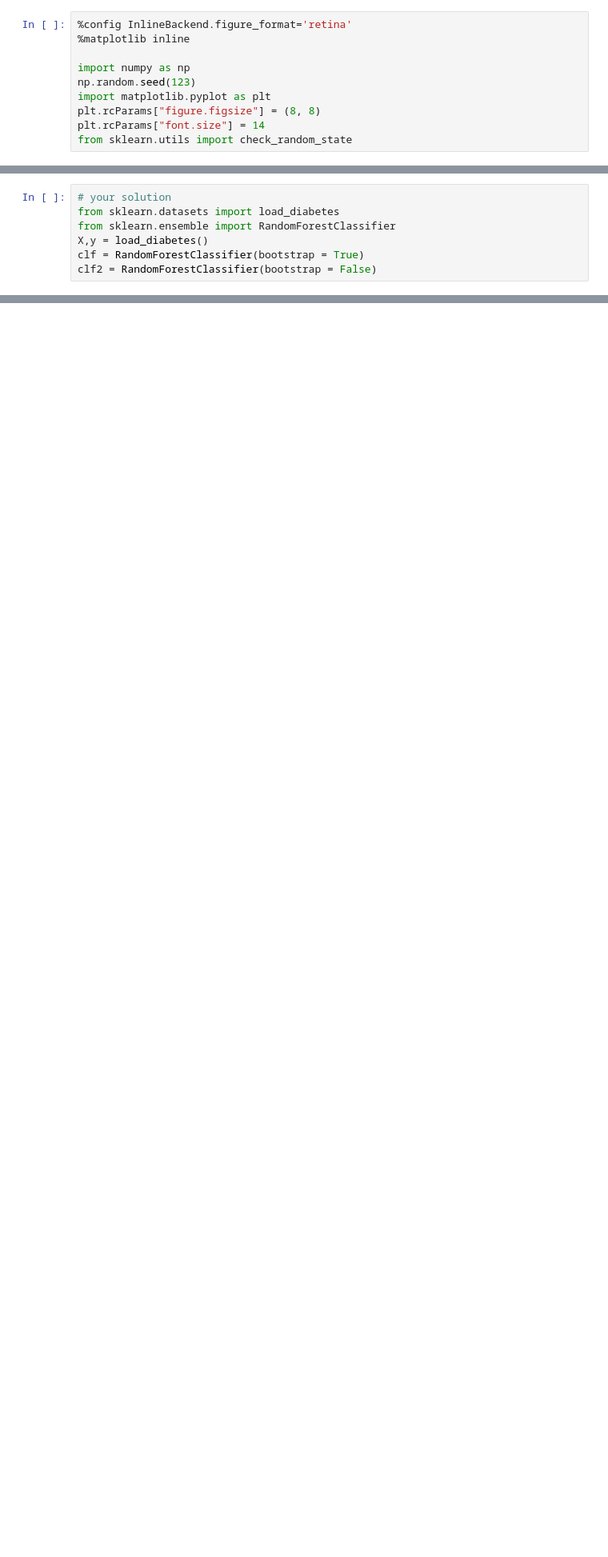
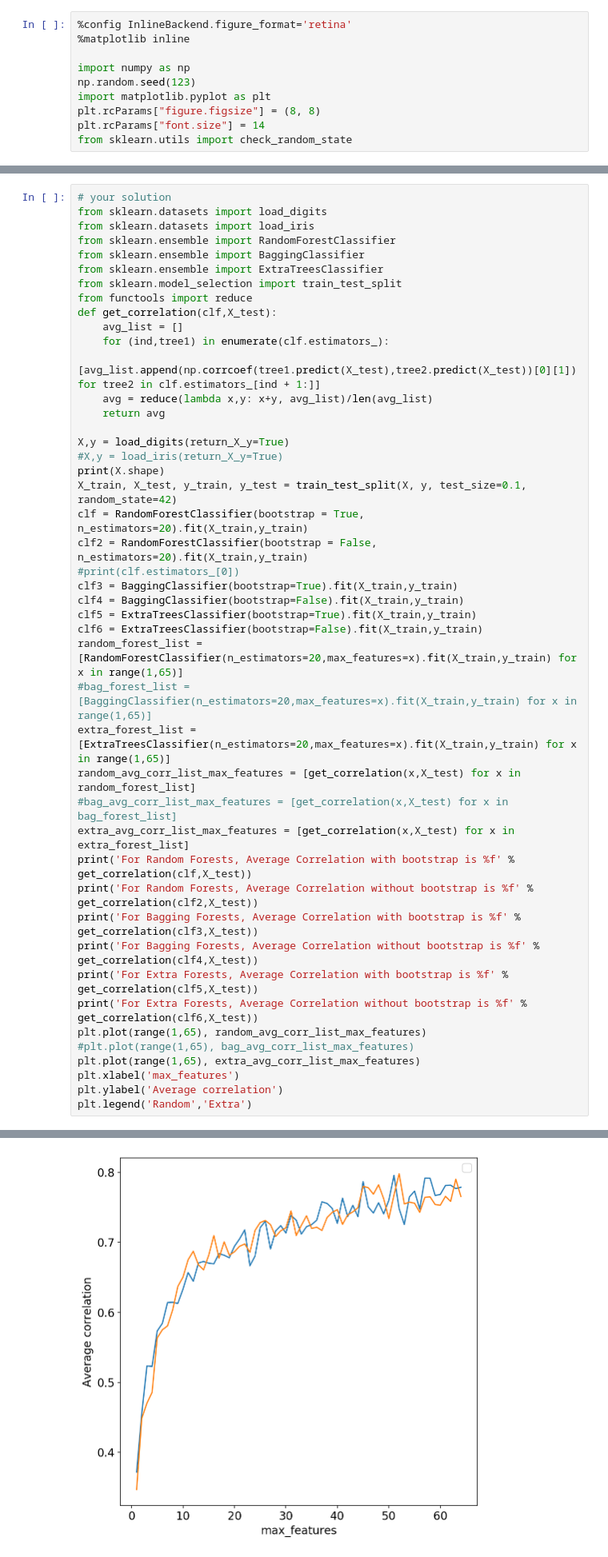
Before and after one commit to cemalper2/advanced_computing, a Jupyter notebook: 02-trees/exercise.ipynb, the cells around one changed output, grey strips where cells are left out. Shown at 80% size. Drawn from its saved outputs; the diff is of its cells as text; blank space fills up the shorter version.

```diff
--- a/02-trees/exercise.ipynb
+++ b/02-trees/exercise.ipynb
@@ -37,10 +37,49 @@ You can use `RandomForestClassifier`, `BaggingClassifier`, and `ExtraTreesClassi
 Show how the average amount of correlation between the trees in the ensemble varies as a function of bootstrap yes/no, number of `max_features`, and picking the best split point at random or not.
 
 Pick one of the classification datasets from http://scikit-learn.org/stable/modules/classes.html#module-sklearn.datasets.
-# %%
-# your solution
-from sklearn.datasets import load_diabetes
-from sklearn.ensemble import RandomForestClassifier
-X,y = load_diabetes()
-clf = RandomForestClassifier(bootstrap = True)
-clf2 = RandomForestClassifier(bootstrap = False)
+# %%
+# your solution
+from sklearn.datasets import load_digits
+from sklearn.datasets import load_iris
+from sklearn.ensemble import RandomForestClassifier
+from sklearn.ensemble import BaggingClassifier
+from sklearn.ensemble import ExtraTreesClassifier
+from sklearn.model_selection import train_test_split
+from functools import reduce
+def get_correlation(clf,X_test):
+    avg_list = []
+    for (ind,tree1) in enumerate(clf.estimators_):
+        [avg_list.append(np.corrcoef(tree1.predict(X_test),tree2.predict(X_test))[0][1]) for tree2 in clf.estimators_[ind + 1:]]
+    avg = reduce(lambda x,y: x+y, avg_list)/len(avg_list)
+    return avg
+
+X,y = load_digits(return_X_y=True)
+#X,y = load_iris(return_X_y=True)
+print(X.shape)
+X_train, X_test, y_train, y_test = train_test_split(X, y, test_size=0.1, random_state=42)
+clf = RandomForestClassifier(bootstrap = True, n_estimators=20).fit(X_train,y_train)
+clf2 = RandomForestClassifier(bootstrap = False, n_estimators=20).fit(X_train,y_train)
+#print(clf.estimators_[0])
+clf3 = BaggingClassifier(bootstrap=True).fit(X_train,y_train)
+clf4 = BaggingClassifier(bootstrap=False).fit(X_train,y_train)
+clf5 = ExtraTreesClassifier(bootstrap=True).fit(X_train,y_train)
+clf6 = ExtraTreesClassifier(bootstrap=False).fit(X_train,y_train)
+random_forest_list = [RandomForestClassifier(n_estimators=20,max_features=x).fit(X_train,y_train) for x in range(1,65)]
+#bag_forest_list = [BaggingClassifier(n_estimators=20,max_features=x).fit(X_train,y_train) for x in range(1,65)]
+extra_forest_list = [ExtraTreesClassifier(n_estimators=20,max_features=x).fit(X_train,y_train) for x in range(1,65)]
+random_avg_corr_list_max_features = [get_correlation(x,X_test) for x in random_forest_list]
+#bag_avg_corr_list_max_features = [get_correlation(x,X_test) for x in bag_forest_list]
+extra_avg_corr_list_max_features = [get_correlation(x,X_test) for x in extra_forest_list]
+print('For Random Forests, Average Correlation with bootstrap is %f' % get_correlation(clf,X_test))
+print('For Random Forests, Average Correlation without bootstrap is %f' % get_correlation(clf2,X_test))
+print('For Bagging Forests, Average Correlation with bootstrap is %f' % get_correlation(clf3,X_test))
+print('For Bagging Forests, Average Correlation without bootstrap is %f' % get_correlation(clf4,X_test))
+print('For Extra Forests, Average Correlation with bootstrap is %f' % get_correlation(clf5,X_test))
+print('For Extra Forests, Average Correlation without bootstrap is %f' % get_correlation(clf6,X_test))
+plt.plot(range(1,65), random_avg_corr_list_max_features)
+#plt.plot(range(1,65), bag_avg_corr_list_max_features)
+plt.plot(range(1,65), extra_avg_corr_list_max_features)
+plt.xlabel('max_features')
+plt.ylabel('Average correlation')
+plt.legend('Random','Extra')
+# %% [output]
@@ -47,3 +109,4 @@ clf2 = RandomForestClassifier(bootstrap = False)
+[figure, added]
 # %% [markdown]
 ---
 
```
Also changed, not shown: parts of 1 cell of this notebook.
